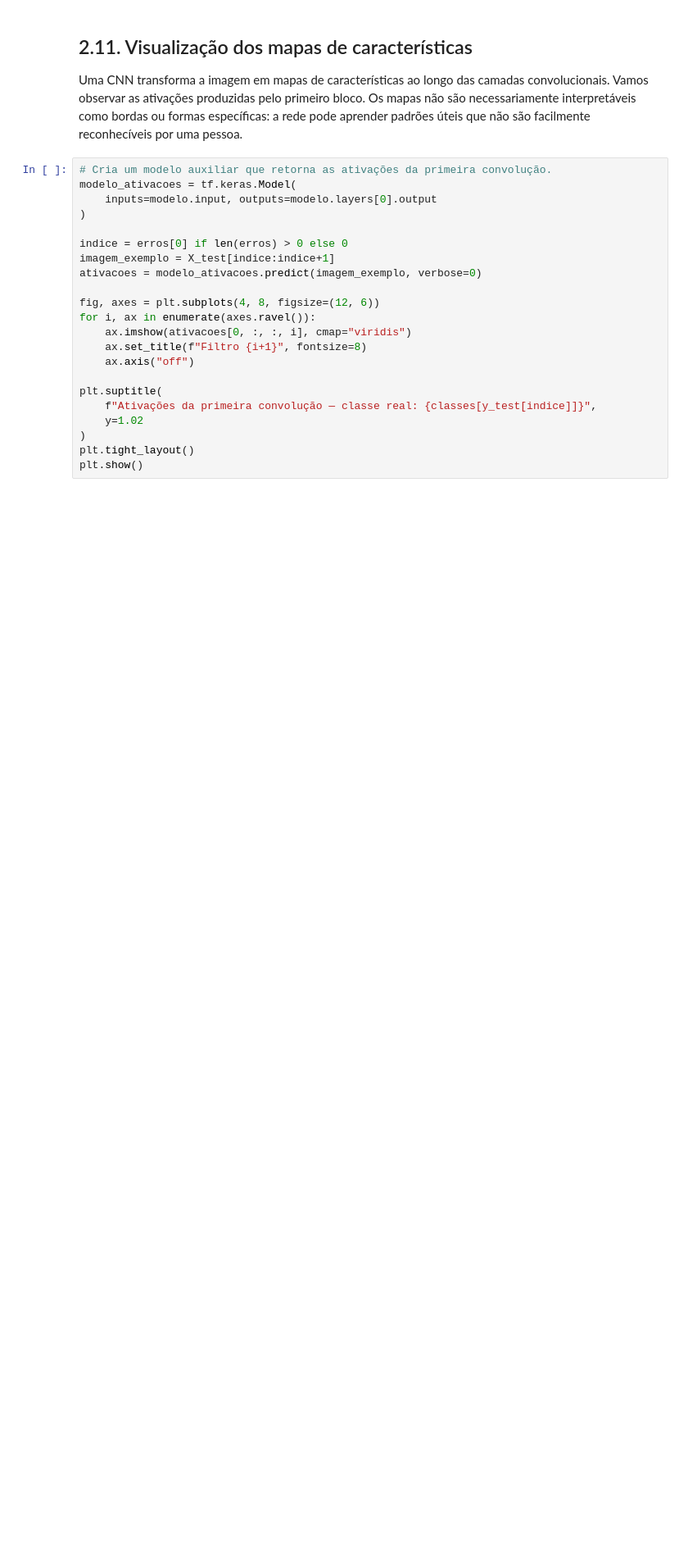
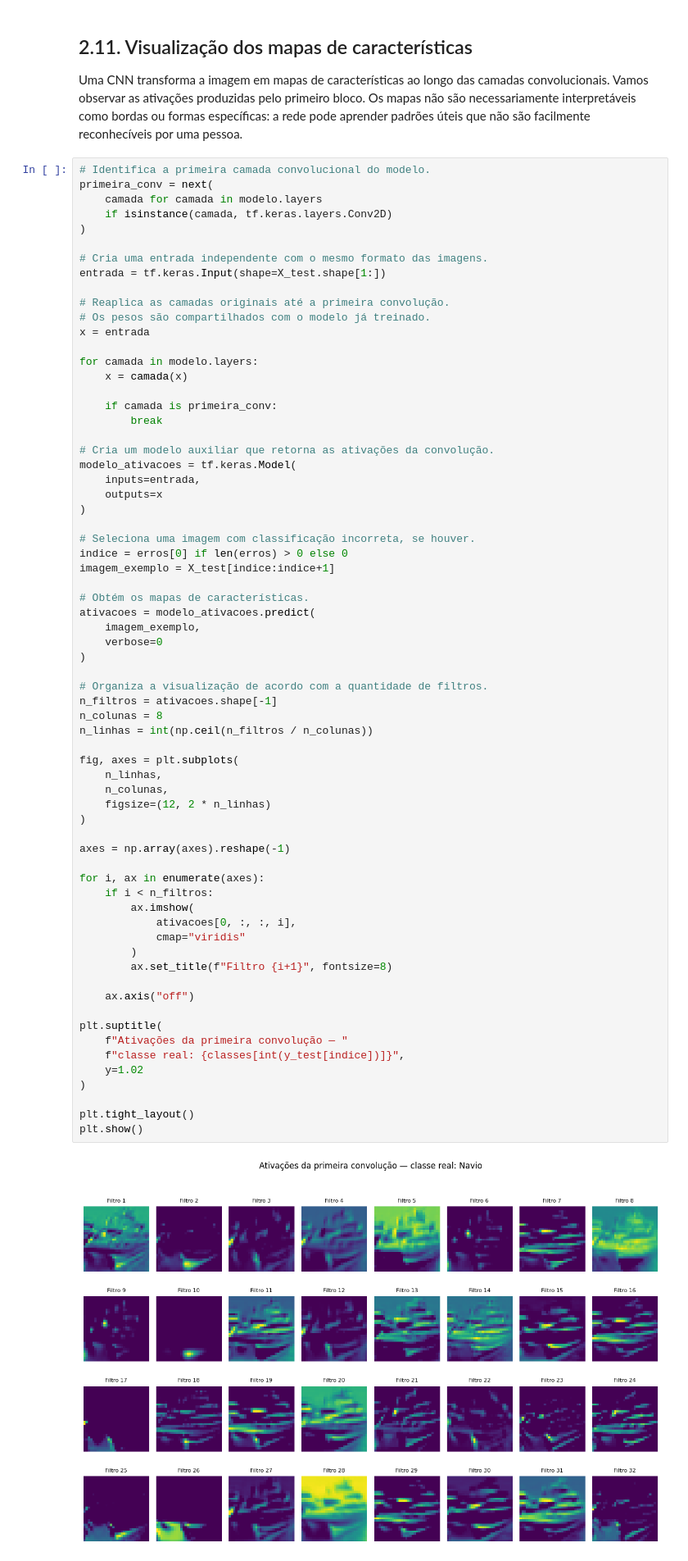
Before and after one commit to joseandery/C23, a Jupyter notebook: C23_L1_Aula06_CNN.ipynb, the cells around one changed output. Shown at 82% size. Drawn from its saved outputs; the diff is of its cells as text; blank space fills up the shorter version.

```diff
--- a/C23_L1_Aula06_CNN.ipynb
+++ b/C23_L1_Aula06_CNN.ipynb
@@ -396,27 +492,74 @@ plt.show()
 
 Uma CNN transforma a imagem em mapas de características ao longo das camadas convolucionais. Vamos observar as ativações produzidas pelo primeiro bloco. Os mapas não são necessariamente interpretáveis como bordas ou formas específicas: a rede pode aprender padrões úteis que não são facilmente reconhecíveis por uma pessoa.
 # %%
-# Cria um modelo auxiliar que retorna as ativações da primeira convolução.
-modelo_ativacoes = tf.keras.Model(
-    inputs=modelo.input, outputs=modelo.layers[0].output
+# Identifica a primeira camada convolucional do modelo.
+primeira_conv = next(
+    camada for camada in modelo.layers
+    if isinstance(camada, tf.keras.layers.Conv2D)
 )
 
+# Cria uma entrada independente com o mesmo formato das imagens.
+entrada = tf.keras.Input(shape=X_test.shape[1:])
+
+# Reaplica as camadas originais até a primeira convolução.
+# Os pesos são compartilhados com o modelo já treinado.
+x = entrada
+
+for camada in modelo.layers:
+    x = camada(x)
+
+    if camada is primeira_conv:
+        break
+
+# Cria um modelo auxiliar que retorna as ativações da convolução.
+modelo_ativacoes = tf.keras.Model(
+    inputs=entrada,
+    outputs=x
+)
+
+# Seleciona uma imagem com classificação incorreta, se houver.
 indice = erros[0] if len(erros) > 0 else 0
 imagem_exemplo = X_test[indice:indice+1]
-ativacoes = modelo_ativacoes.predict(imagem_exemplo, verbose=0)
 
-fig, axes = plt.subplots(4, 8, figsize=(12, 6))
-for i, ax in enumerate(axes.ravel()):
-    ax.imshow(ativacoes[0, :, :, i], cmap="viridis")
-    ax.set_title(f"Filtro {i+1}", fontsize=8)
+# Obtém os mapas de características.
+ativacoes = modelo_ativacoes.predict(
+    imagem_exemplo,
+    verbose=0
+)
+
+# Organiza a visualização de acordo com a quantidade de filtros.
+n_filtros = ativacoes.shape[-1]
+n_colunas = 8
+n_linhas = int(np.ceil(n_filtros / n_colunas))
+
+fig, axes = plt.subplots(
+    n_linhas,
+    n_colunas,
+    figsize=(12, 2 * n_linhas)
+)
+
+axes = np.array(axes).reshape(-1)
+
+for i, ax in enumerate(axes):
+    if i < n_filtros:
+        ax.imshow(
+            ativacoes[0, :, :, i],
+            cmap="viridis"
+        )
+        ax.set_title(f"Filtro {i+1}", fontsize=8)
+
     ax.axis("off")
 
 plt.suptitle(
-    f"Ativações da primeira convolução — classe real: {classes[y_test[indice]]}",
+    f"Ativações da primeira convolução — "
+    f"classe real: {classes[int(y_test[indice])]}",
     y=1.02
 )
+
 plt.tight_layout()
 plt.show()
+# %% [output]
+[figure, added]
 # %% [markdown]
 Observe que cada filtro produz um mapa diferente. Isso ocorre porque os filtros possuem pesos distintos e respondem de maneiras diferentes aos padrões presentes na imagem.
 # %% [markdown]
```
Also changed, not shown: parts of 17 cells of this notebook.
